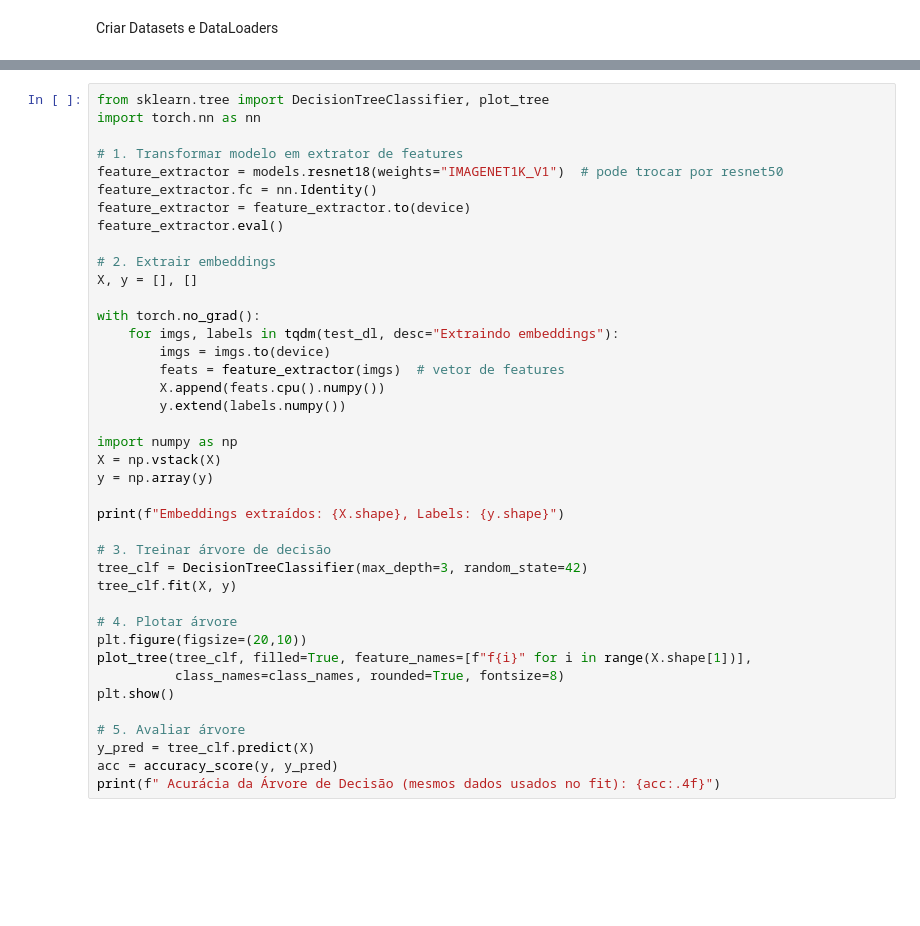
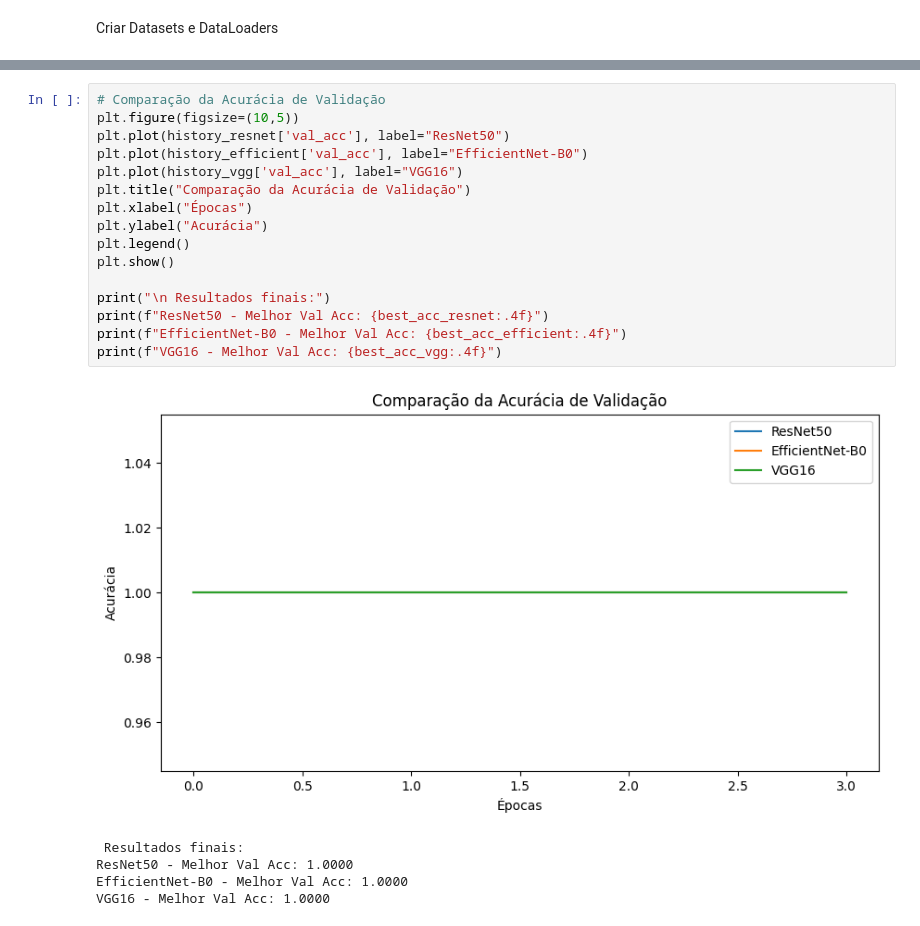
Before and after one commit to RaphaelCarvalh/BootCampAVANTI_machine_learning, a Jupyter notebook: Et01_analise_dataset_fase2_pré.ipynb, the cells around one changed output, grey strips where cells are left out. Drawn from its saved outputs; the diff is of its cells as text; blank space fills up the shorter version.

```diff
--- a/Et01_analise_dataset_fase2_pré.ipynb
+++ b/Et01_analise_dataset_fase2_pré.ipynb
@@ -568,40 +566,22 @@ print("Se queremos equilíbrio → olhar F1-Score.")
-# %%
-from sklearn.tree import DecisionTreeClassifier, plot_tree
-import torch.nn as nn
-
-# 1. Transformar modelo em extrator de features
-feature_extractor = models.resnet18(weights="IMAGENET1K_V1")  # pode trocar por resnet50
-feature_extractor.fc = nn.Identity()
-feature_extractor = feature_extractor.to(device)
-feature_extractor.eval()
-
-# 2. Extrair embeddings
-X, y = [], []
-
-with torch.no_grad():
-    for imgs, labels in tqdm(test_dl, desc="Extraindo embeddings"):
-        imgs = imgs.to(device)
-        feats = feature_extractor(imgs)  # vetor de features
-        X.append(feats.cpu().numpy())
-        y.extend(labels.numpy())
-
-import numpy as np
-X = np.vstack(X)
-y = np.array(y)
-
-print(f"Embeddings extraídos: {X.shape}, Labels: {y.shape}")
-
-# 3. Treinar árvore de decisão
-tree_clf = DecisionTreeClassifier(max_depth=3, random_state=42)
-tree_clf.fit(X, y)
-
-# 4. Plotar árvore
-plt.figure(figsize=(20,10))
-plot_tree(tree_clf, filled=True, feature_names=[f"f{i}" for i in range(X.shape[1])],
-          class_names=class_names, rounded=True, fontsize=8)
-plt.show()
-
-# 5. Avaliar árvore
-y_pred = tree_clf.predict(X)
-acc = accuracy_score(y, y_pred)
-print(f" Acurácia da Árvore de Decisão (mesmos dados usados no fit): {acc:.4f}")
+# %%
+# Comparação da Acurácia de Validação
+plt.figure(figsize=(10,5))
+plt.plot(history_resnet['val_acc'], label="ResNet50")
+plt.plot(history_efficient['val_acc'], label="EfficientNet-B0")
+plt.plot(history_vgg['val_acc'], label="VGG16")
+plt.title("Comparação da Acurácia de Validação")
+plt.xlabel("Épocas")
+plt.ylabel("Acurácia")
+plt.legend()
+plt.show()
+
+print("\n Resultados finais:")
+print(f"ResNet50 - Melhor Val Acc: {best_acc_resnet:.4f}")
+print(f"EfficientNet-B0 - Melhor Val Acc: {best_acc_efficient:.4f}")
+print(f"VGG16 - Melhor Val Acc: {best_acc_vgg:.4f}")
+# %% [output]
+[figure, added]
+ Resultados finais:
+ResNet50 - Melhor Val Acc: 1.0000
+EfficientNet-B0 - Melhor Val Acc: 1.0000
+VGG16 - Melhor Val Acc: 1.0000
```
Also changed, not shown: parts of 13 cells of this notebook.
